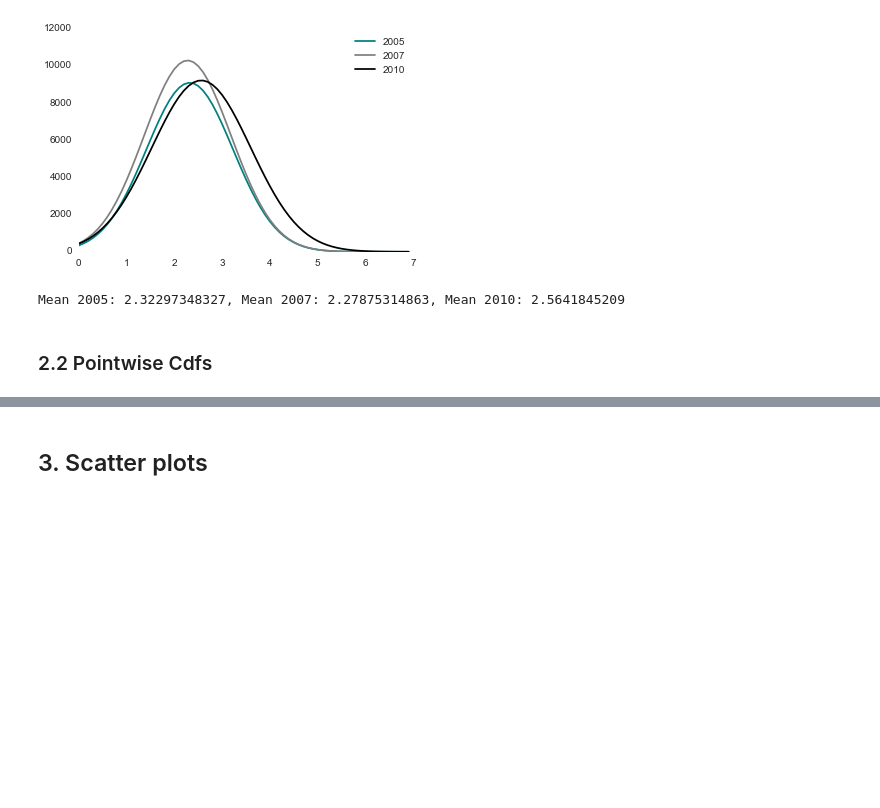
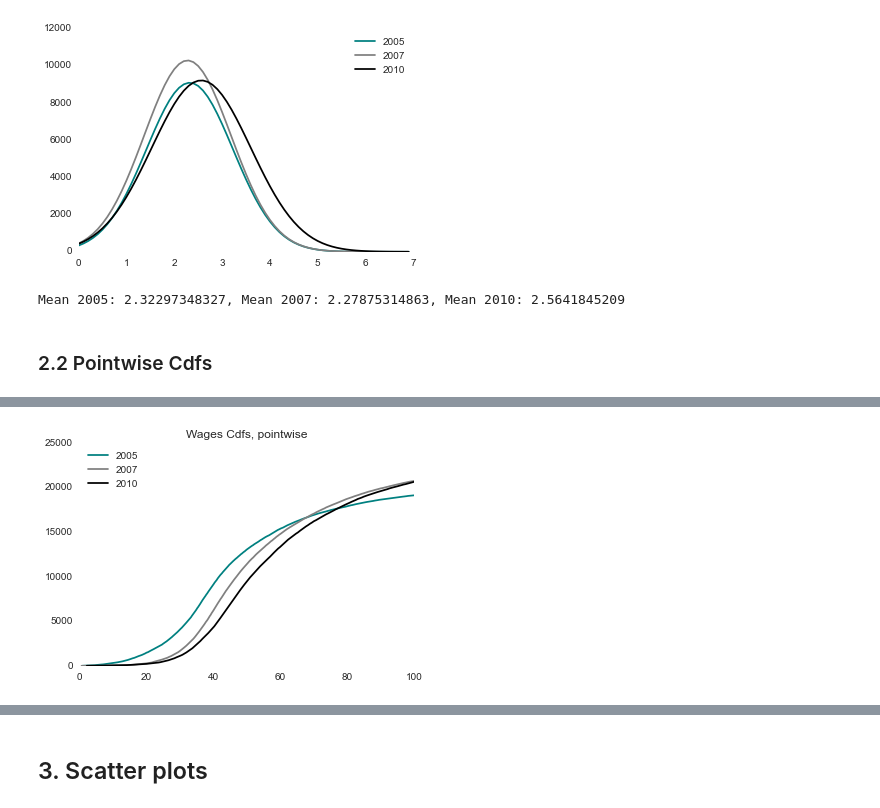
Before and after one commit to davidrpugh/assortative-matching-large-firms, a Jupyter notebook: Distributions Data.ipynb, the cells around one changed output, grey strips where cells are left out. Saved outputs shown, nothing was run; the diff lists cells and outputs as text; code cells hidden in the pictures; blank space fills up the shorter version.

```diff
--- a/Distributions Data.ipynb
+++ b/Distributions Data.ipynb
@@ -254 +258,22 @@ plt.show()
+# %%
+# Wages
+num_bins = 100000
+counts052, bin_edges052 = np.histogram(wage05, bins=num_bins, normed=False)
+cdf2 = np.cumsum(counts052)
+pb.plot(bin_edges052[1:], cdf2, color='teal', label="2005")
+
+counts072, bin_edges072 = np.histogram(wage07, bins=num_bins, normed=False)
+cdf3 = np.cumsum(counts072)
+pb.plot(bin_edges072[1:], cdf3, color='grey', label="2007")
+
+counts102, bin_edges102 = np.histogram(wage10, bins=num_bins, normed=False)
+cdf4 = np.cumsum(counts102)
+pb.plot(bin_edges102[1:], cdf4, color='black', label="2010")
+
+plt.legend(loc='best')
+plt.title('Wages Cdfs, pointwise')
+plt.xlim(0,100)
+plt.show()
+# %% [output]
+[figure, added]
 # %%
```
Also changed, not shown: parts of 9 cells of this notebook.
